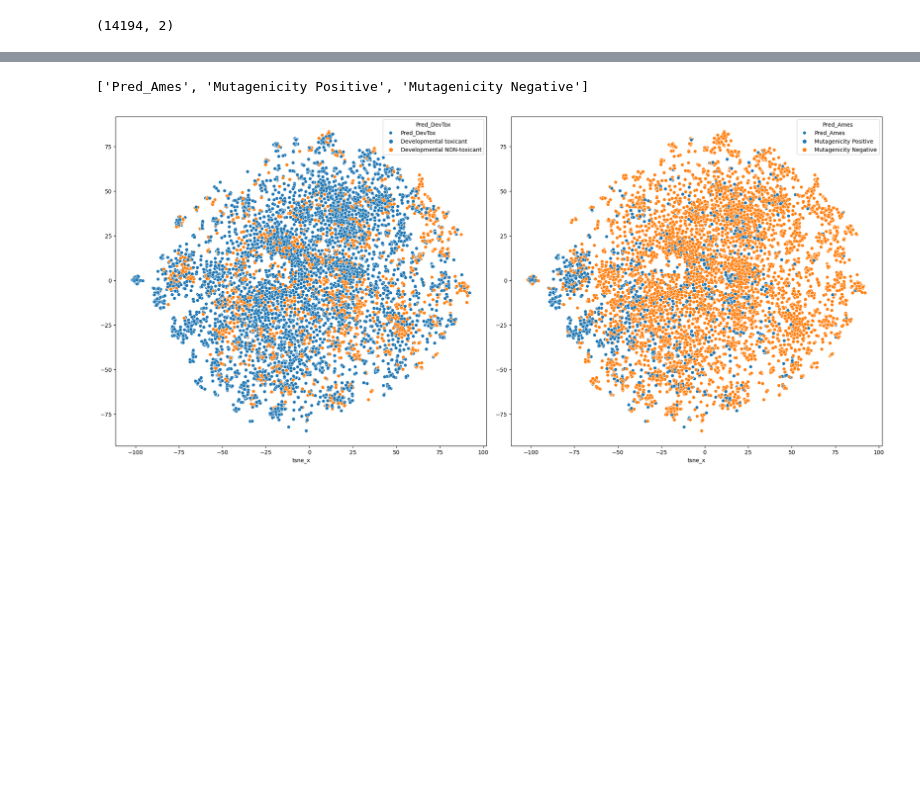
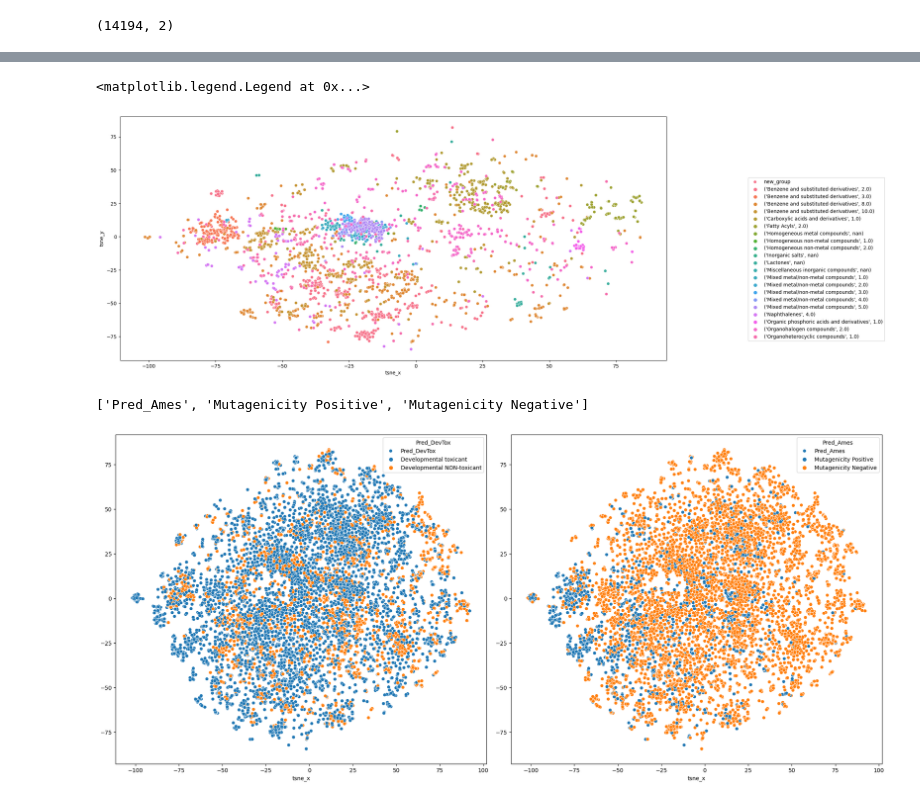
Before and after one commit to patlewig/tsca_categories, a Jupyter notebook: notebooks/15_TEST_predictions.ipynb, the cells around one changed output, grey strips where cells are left out. Cells and saved outputs as stored; diff of their text form; code cells hidden in the pictures; blank space fills up the shorter version.

```diff
--- a/notebooks/15_TEST_predictions.ipynb
+++ b/notebooks/15_TEST_predictions.ipynb
@@ -524,0 +540,6 @@ tsne_all_df
+# %%
+ames_aggregated = tsne_all_df.groupby(['group_str'])['Pred_Ames'].value_counts().copy()
+# %%
+misc = ames_aggregated[ames_aggregated <40].reset_index(name = 'count')['group_str'].tolist()
+# %%
+tsne_all_df['new_group'] = tsne_all_df['group_str'].apply(lambda x: 'misc' if x in misc else x)
@@ -525,3 +566,15 @@ tsne_all_df
+# %%
+f = plt.figure(figsize = (20,9))
+g = sns.scatterplot(x="tsne_x", y="tsne_y", data=tsne_all_df[tsne_all_df['new_group'] !='misc'], hue = 'new_group', label = 'new_group')
+
+    #plt.subplots_adjust(hspace = 0.8)
+handles, labels = ax.get_legend_handles_labels()
+
+plt.legend( bbox_to_anchor=(1.15,0.75), loc=2, borderaxespad=0.)
+#plt.tight_layout()
+# %% [output]
+<matplotlib.legend.Legend at 0x...>
+[figure, added]
 # %%
 
 
```
Also changed, not shown: parts of 21 cells of this notebook, 2 other files.
